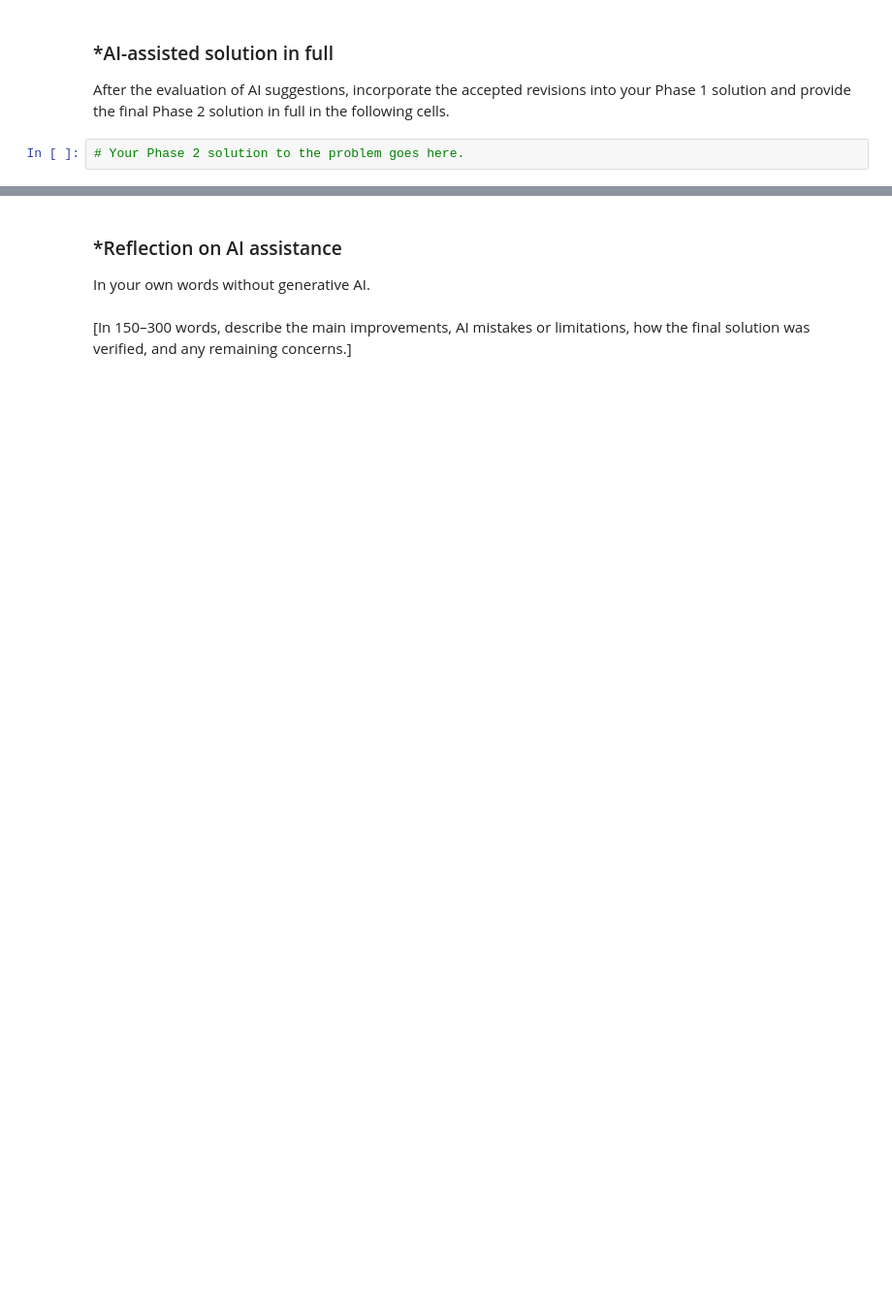
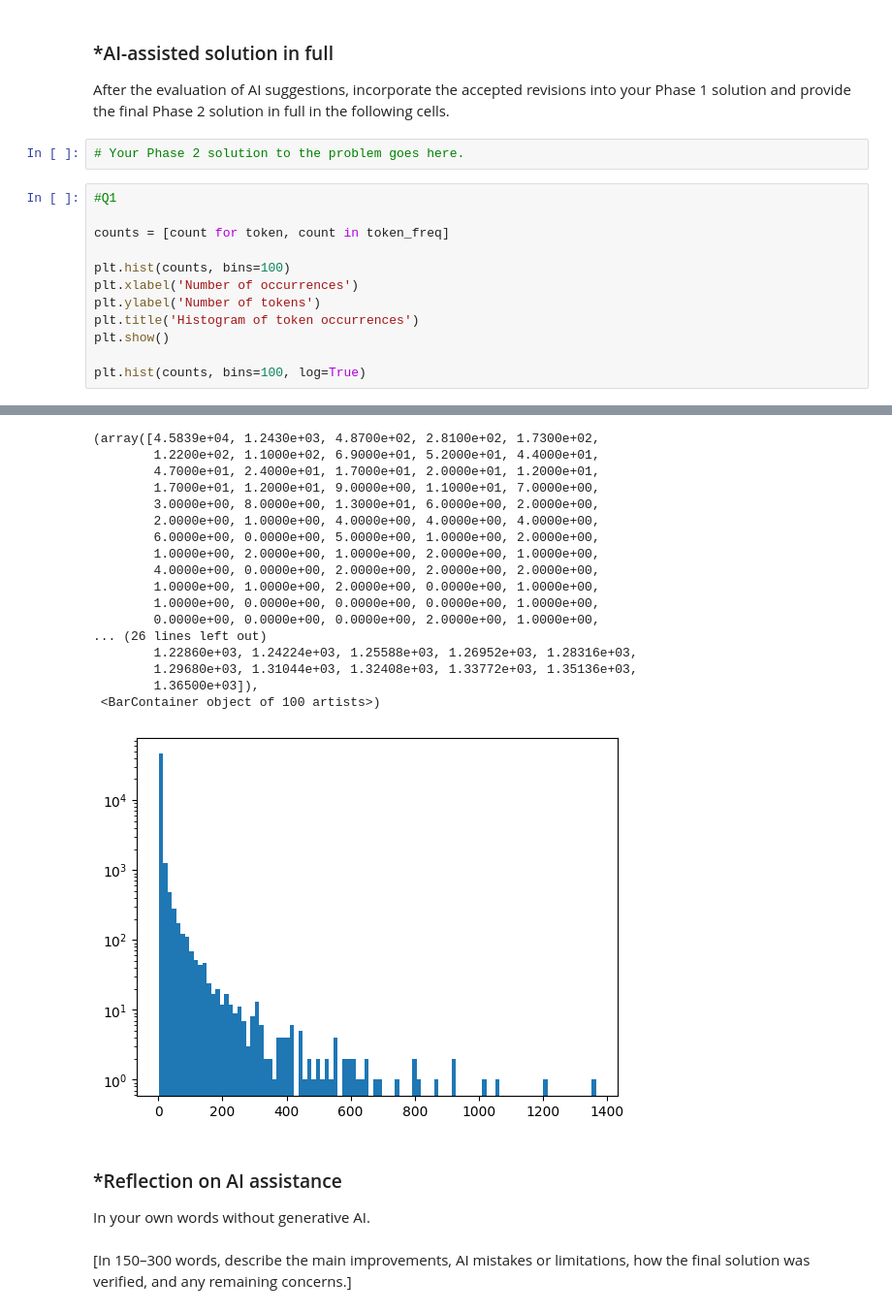
Before and after one commit to nathannguyen13/A05-pca, a Jupyter notebook: notebook_(5).ipynb, the cells around one changed output, grey strips where cells are left out. Shown at 97% size. Saved outputs shown, nothing was run; the diff lists cells and outputs as text; blank space fills up the shorter version.

```diff
--- a/notebook_(5).ipynb
+++ b/notebook_(5).ipynb
@@ -162,3 +198,16 @@ Keep Phase 1 frozen.
 After the evaluation of AI suggestions, incorporate the accepted revisions into your Phase 1 solution and provide the final Phase 2 solution in full in the following cells.
 # %%
 # Your Phase 2 solution to the problem goes here.
+# %%
+#Q1
+
+counts = [count for token, count in token_freq]
+
+plt.hist(counts, bins=100)
+plt.xlabel('Number of occurrences')
+plt.ylabel('Number of tokens')
+plt.title('Histogram of token occurrences')
+plt.show()
+
+plt.hist(counts, bins=100, log=True)
+# %% [output]
@@ -165,3 +215,21 @@ After the evaluation of AI suggestions, incorporate the accepted revisions into
+(array([4.5839e+04, 1.2430e+03, 4.8700e+02, 2.8100e+02, 1.7300e+02,
+        1.2200e+02, 1.1000e+02, 6.9000e+01, 5.2000e+01, 4.4000e+01,
+        4.7000e+01, 2.4000e+01, 1.7000e+01, 2.0000e+01, 1.2000e+01,
+        1.7000e+01, 1.2000e+01, 9.0000e+00, 1.1000e+01, 7.0000e+00,
+        3.0000e+00, 8.0000e+00, 1.3000e+01, 6.0000e+00, 2.0000e+00,
+        2.0000e+00, 1.0000e+00, 4.0000e+00, 4.0000e+00, 4.0000e+00,
+        6.0000e+00, 0.0000e+00, 5.0000e+00, 1.0000e+00, 2.0000e+00,
+        1.0000e+00, 2.0000e+00, 1.0000e+00, 2.0000e+00, 1.0000e+00,
+        4.0000e+00, 0.0000e+00, 2.0000e+00, 2.0000e+00, 2.0000e+00,
+        1.0000e+00, 1.0000e+00, 2.0000e+00, 0.0000e+00, 1.0000e+00,
+        1.0000e+00, 0.0000e+00, 0.0000e+00, 0.0000e+00, 1.0000e+00,
+        0.0000e+00, 0.0000e+00, 0.0000e+00, 2.0000e+00, 1.0000e+00,
+... (26 lines left out)
+        1.22860e+03, 1.24224e+03, 1.25588e+03, 1.26952e+03, 1.28316e+03,
+        1.29680e+03, 1.31044e+03, 1.32408e+03, 1.33772e+03, 1.35136e+03,
+        1.36500e+03]),
+ <BarContainer object of 100 artists>)
+[figure, added]
 # %% [markdown]
 ### *Reflection on AI assistance
 In your own words without generative AI.
```
Also changed, not shown: parts of 9 cells of this notebook.
